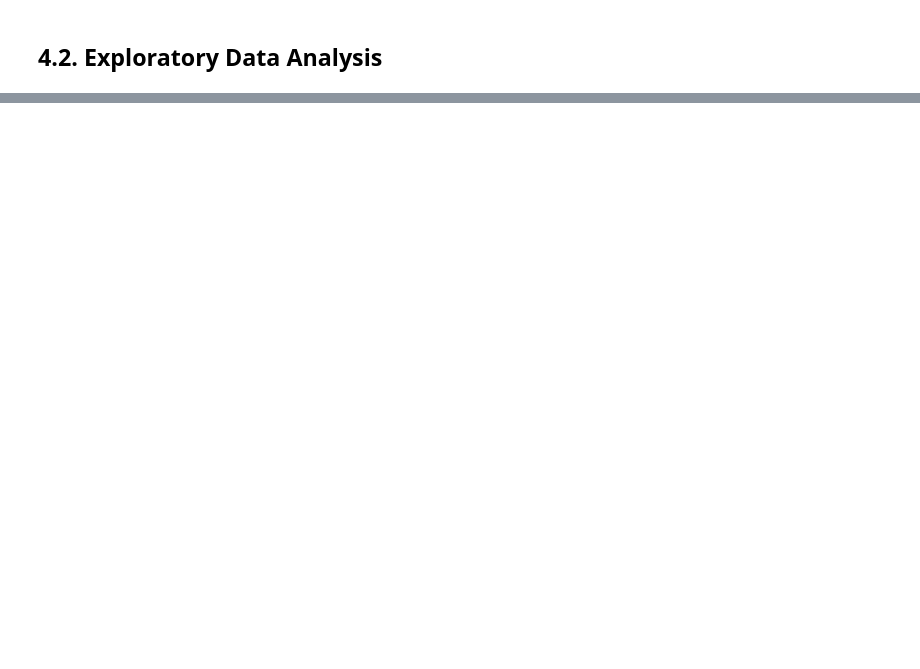
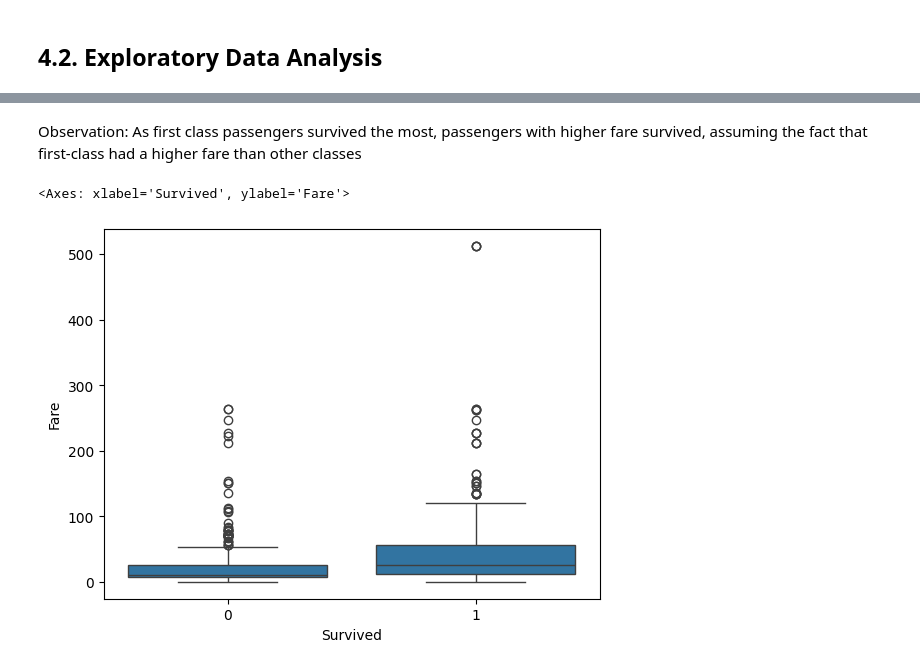
Before and after one commit to shubham0204/PICT_Coursework, a Jupyter notebook: assignment_04/main.ipynb, the cells around one changed output, grey strips where cells are left out. Drawn from its saved outputs; the diff is of its cells as text; code cells hidden in the pictures; blank space fills up the shorter version.

```diff
--- a/assignment_04/main.ipynb
+++ b/assignment_04/main.ipynb
@@ -144,0 +168,8 @@ sns.countplot( data=ds , x="Embarked" , hue="Survived" )
+# %% [markdown]
+Observation: As first class passengers survived the most, passengers with higher fare survived, assuming the fact that first-class had a higher fare than other classes
+# %%
+# Fare vs. Survived
+sns.boxplot( data=ds , x="Survived" , y="Fare" )
+# %% [output]
+<Axes: xlabel='Survived', ylabel='Fare'>
+[figure, added]
```
Also changed, not shown: parts of 15 cells of this notebook, 5 other files.
